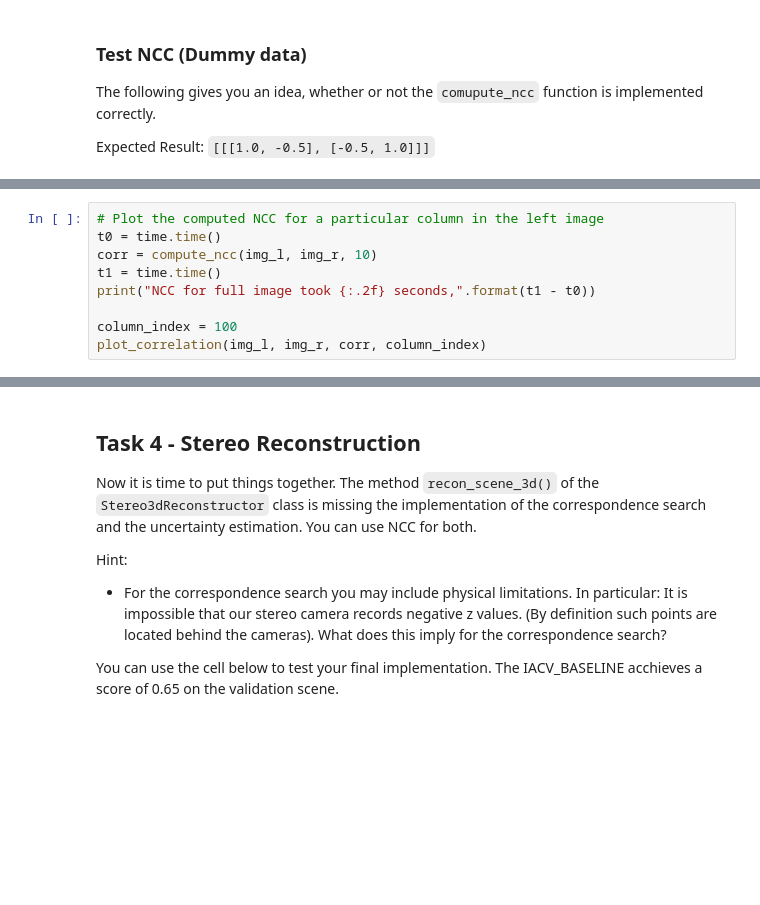
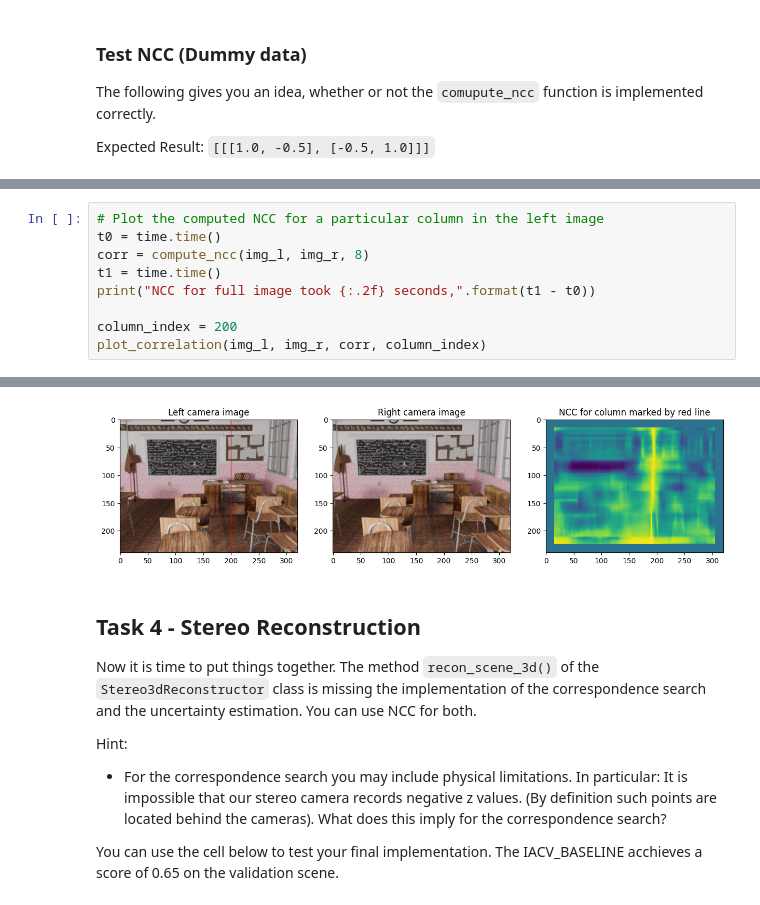
Before and after one commit to jflueck/IACV, a Jupyter notebook: 3/handout.ipynb, the cells around one changed output, grey strips where cells are left out. Drawn from its saved outputs; the diff is of its cells as text; blank space fills up the shorter version.

```diff
--- a/3/handout.ipynb
+++ b/3/handout.ipynb
@@ -324,9 +344,10 @@ Note that timings can vary (+- 5s) depending on the machine you get assigned at
 # %%
 # Plot the computed NCC for a particular column in the left image
 t0 = time.time()
-corr = compute_ncc(img_l, img_r, 10)
+corr = compute_ncc(img_l, img_r, 8)
 t1 = time.time()
 print("NCC for full image took {:.2f} seconds,".format(t1 - t0))
 
-column_index = 100
+column_index = 200
 plot_correlation(img_l, img_r, corr, column_index)
+# %% [output]
@@ -333,3 +355,4 @@ plot_correlation(img_l, img_r, corr, column_index)
+[figure, added]
 # %% [markdown]
 ## Task 4 - Stereo Reconstruction
 Now it is time to put things together.
```
Also changed, not shown: parts of 9 cells of this notebook, 8 other files.
